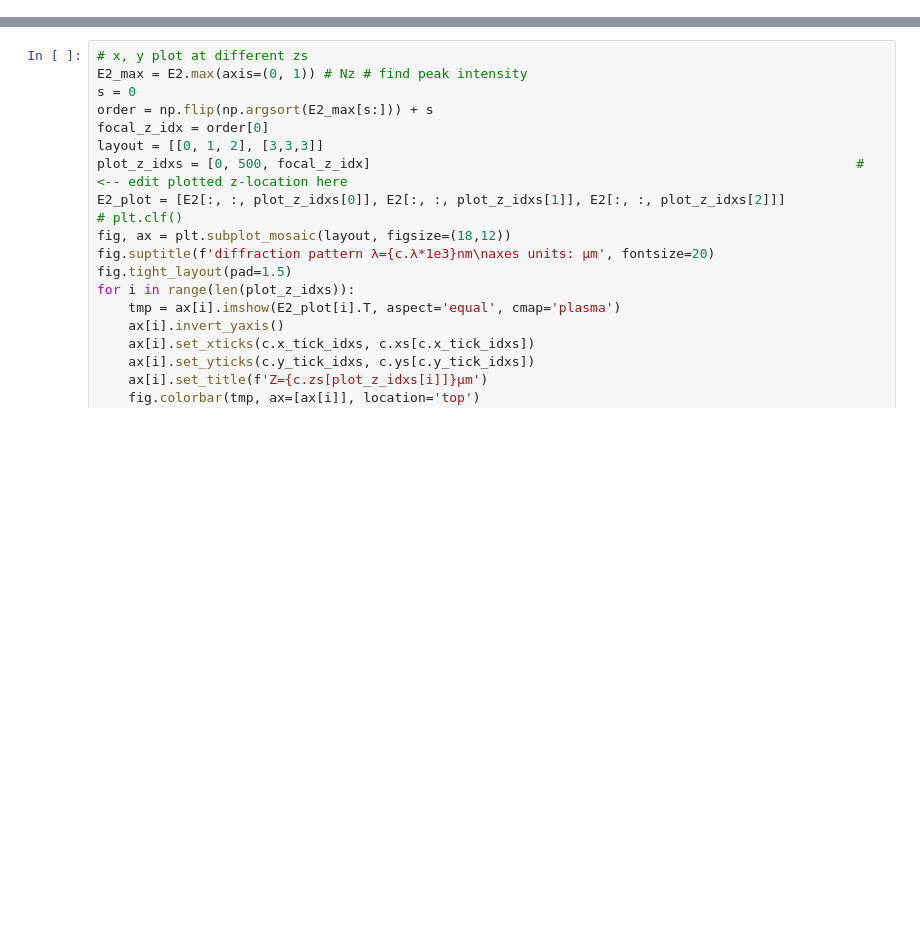
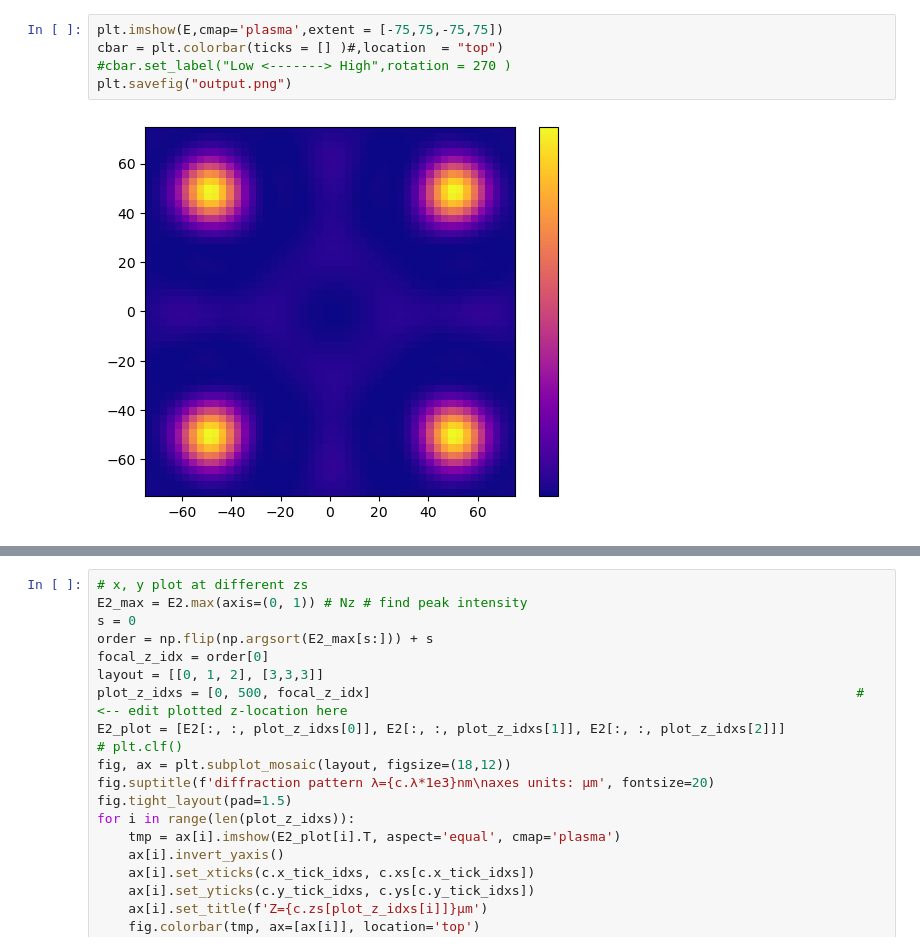
Before and after one commit to Dujxjxd4176/ASM_optics, a Jupyter notebook: ASM_main.ipynb, the cells around one changed output, grey strips where cells are left out. Saved outputs shown, nothing was run; the diff lists cells and outputs as text; blank space fills up the shorter version.

```diff
--- a/ASM_main.ipynb
+++ b/ASM_main.ipynb
@@ -58,3 +58,10 @@ RunTime: 0:03:21.288359
+# %%
+plt.imshow(E,cmap='plasma',extent = [-75,75,-75,75])
+cbar = plt.colorbar(ticks = [] )#,location  = "top")
+#cbar.set_label("Low <-------> High",rotation = 270 )
+plt.savefig("output.png")
+# %% [output]
+[figure, added]
 # %%
 # extract results
 E2 = ASM.batch_E2_extract(c.Nx, c.Ny, c.Nz, c.path.E2, c.sim.z_batch_size)
```
Also changed, not shown: parts of 3 cells of this notebook, 8 other files.
